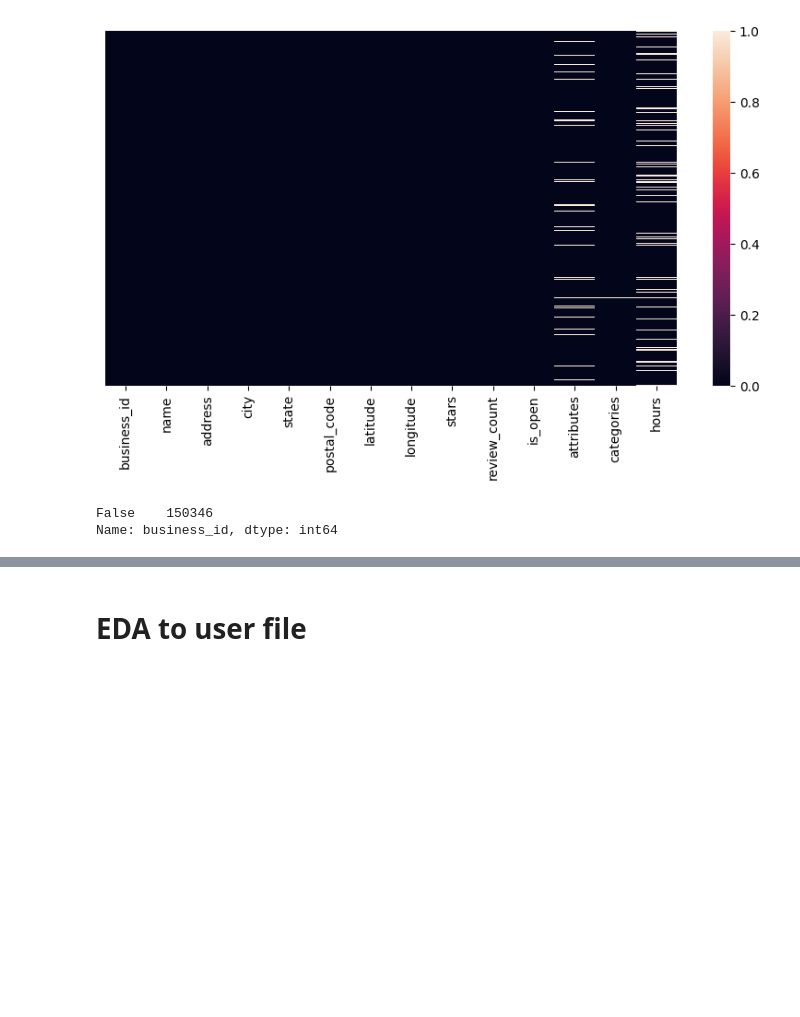
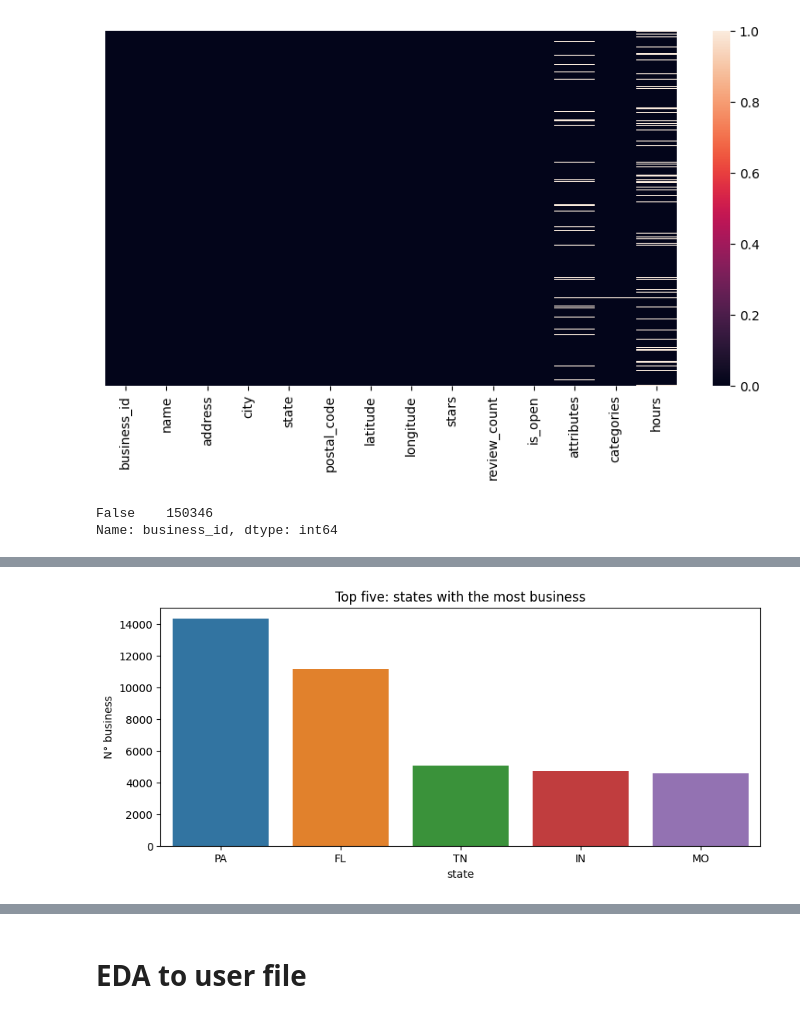
Before and after one commit to nuggi46/PF-Henry, a Jupyter notebook: EDA-ETL/eda_pf_Yelp.ipynb, the cells around one changed output, grey strips where cells are left out. Cells and saved outputs as stored; diff of their text form; code cells hidden in the pictures; blank space fills up the shorter version.

```diff
--- a/EDA-ETL/eda_pf_Yelp.ipynb
+++ b/EDA-ETL/eda_pf_Yelp.ipynb
@@ -149,8 +117,0 @@ except Exception as e:
-# %%
-# Set the right data type
-buss['review_count'] = buss['review_count'].apply(lambda x: int(x))
-buss['is_open'] = buss['is_open'].apply(lambda x: int(x))
-buss['stars'] = buss['stars'].apply(lambda x: float(x))
-buss['latitude'] = buss['latitude'].apply(lambda x: float(x))
-buss['longitude'] = buss['longitude'].apply(lambda x: float(x))
-buss['city'] = buss['city'].apply(lambda x: x.upper())
@@ -243,0 +141,4 @@ plt.show()
+# %%
+rest = buss[buss['categories'].str.contains('Restaurants|Food', na=False, regex=True)].copy()
+rest['categories'] = rest['categories'].apply(lambda val: str(val).split(', '))
+rest
@@ -243,0 +185,16 @@ plt.show()
+# %%
+# Drop the attribute and categories columns due they are in dummies
+# Restaurants data
+try:
+  for column_name in ['attributes', 'categories']:
+    rest.drop(columns=[column_name], axis=1, inplace=True)
+except Exception as e:
+  print(e)
+# %%
+# Set the right data type
+rest['review_count'] = rest['review_count'].apply(lambda x: int(x))
+rest['is_open'] = rest['is_open'].apply(lambda x: int(x))
+rest['stars'] = rest['stars'].apply(lambda x: float(x))
+rest['latitude'] = rest['latitude'].apply(lambda x: float(x))
+rest['longitude'] = rest['longitude'].apply(lambda x: float(x))
+rest['city'] = rest['city'].apply(lambda x: x.upper())
@@ -243,0 +226,13 @@ plt.show()
+# %%
+#State with the most of business
+#Restaurants data
+the_most = rest.groupby(by='state', as_index=False).count().sort_values(by='stars', ascending=False)
+
+plt.figure(figsize=(10,4), dpi=100)
+sns.barplot(data=the_most.nlargest(5, 'business_id'), x='state', y='business_id')
+plt.ylabel('N° business')
+plt.title("Top five: states with the most business")
+
+plt.show()
+# %% [output]
+[figure, added]
```
Also changed, not shown: parts of 81 cells of this notebook.
